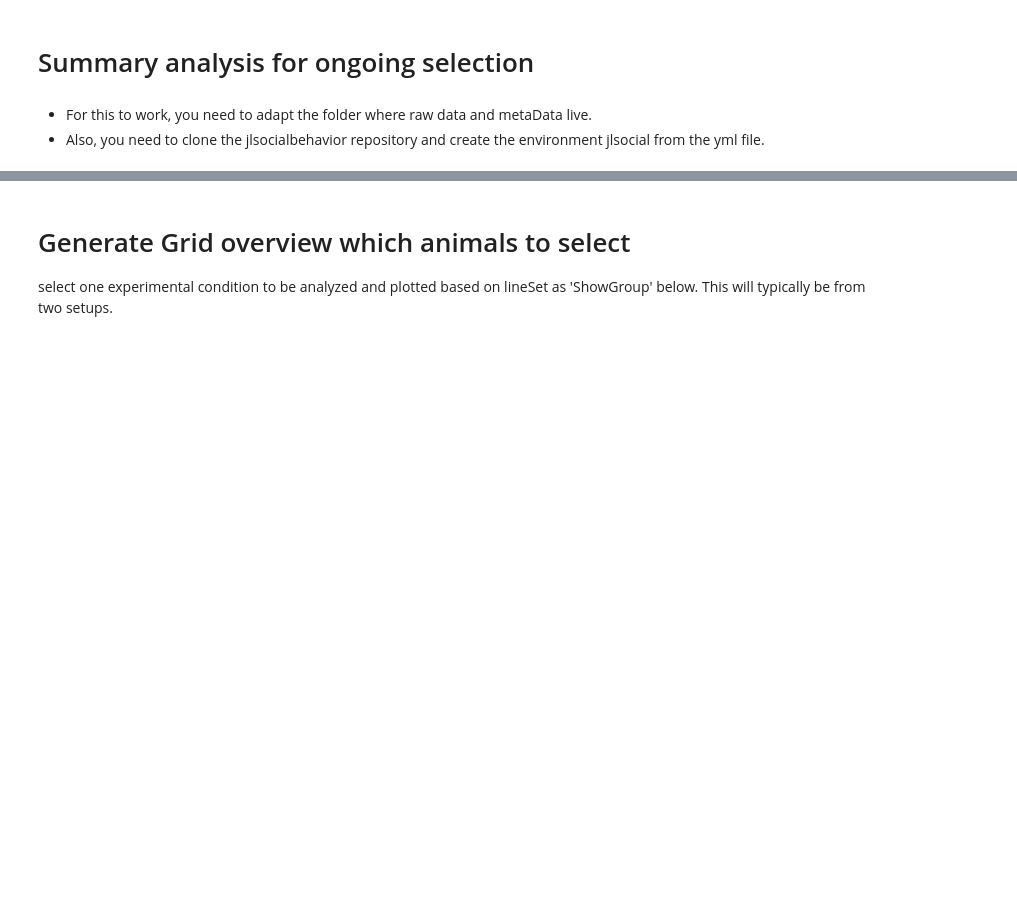
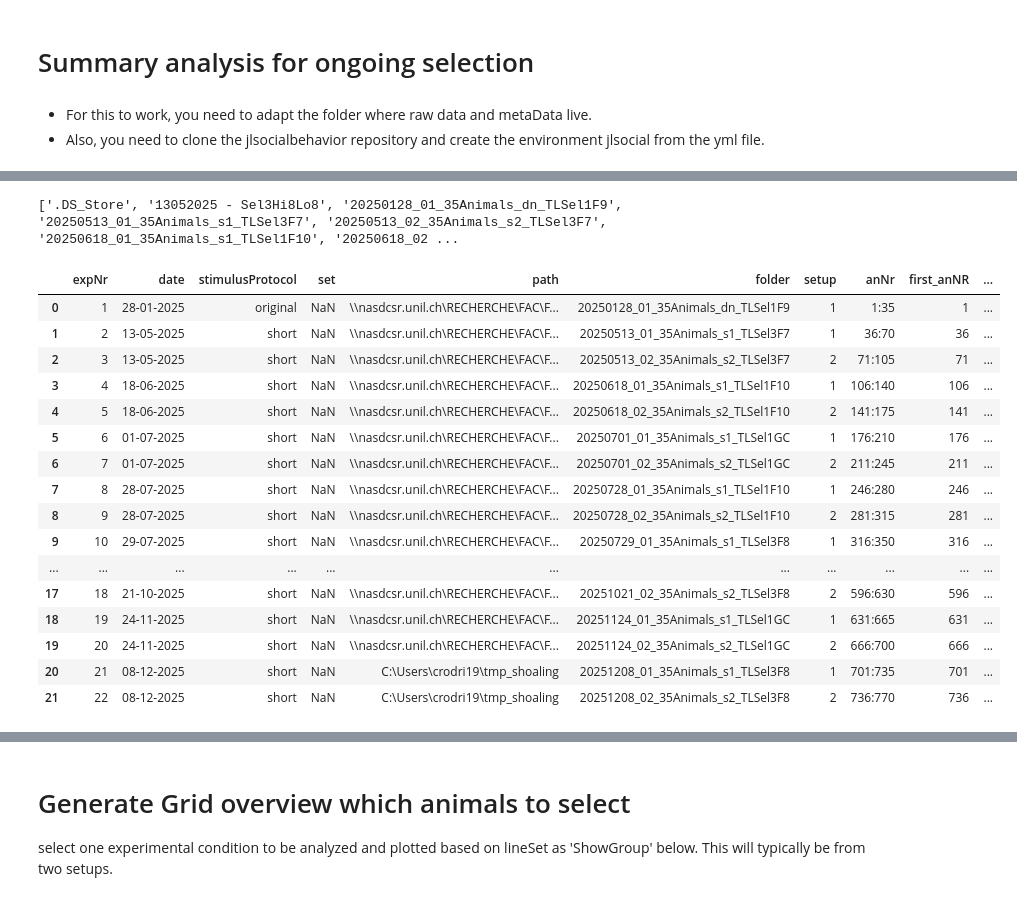
Before and after one commit to cryez/jlsocialbehavior, a Jupyter notebook: exampleAnalysis/ShoalingSelectionAnalysis_2025_slim_clean.ipynb, the cells around one changed output, grey strips where cells are left out. Saved outputs shown, nothing was run; the diff lists cells and outputs as text; code cells hidden in the pictures; blank space fills up the shorter version.

```diff
--- a/exampleAnalysis/ShoalingSelectionAnalysis_2025_slim_clean.ipynb
+++ b/exampleAnalysis/ShoalingSelectionAnalysis_2025_slim_clean.ipynb
@@ -54,10 +68,31 @@ pfp.paper()
 # %%
 # Check if the meta folder exists and list files
-#files = os.listdir('//nasdcsr.unil.ch/RECHERCHE/FAC/FBM/CIG/jlarsch/default/D2c/Carlos/shoaling_assay_data/')
-#print(files)
+files = os.listdir('//nasdcsr.unil.ch/RECHERCHE/FAC/FBM/CIG/jlarsch/default/D2c/Carlos/shoaling_data/')
+print(files)
 
+
+# Save sheet with experiment info in table 'info'
 info=pd.read_excel(metaFolder+metaFile, sheet_name='AllExp')
 info
+# %% [output]
+['.DS_Store', '13052025 - Sel3Hi8Lo8', '20250128_01_35Animals_dn_TLSel1F9', '20250513_01_35Animals_s1_TLSel3F7', '20250513_02_35Animals_s2_TLSel3F7', '20250618_01_35Animals_s1_TLSel1F10', '20250618_02 ...
+|  | expNr | date | stimulusProtocol | set | path | folder | setup | anNr | first_anNR | ... |
+| 0 | 1 | 28-01-2025 | original | NaN | \\nasdcsr.unil.ch\RECHERCHE\FAC\F... | 20250128_01_35Animals_dn_TLSel1F9 | 1 | 1:35 | 1 | ... |
+| 1 | 2 | 13-05-2025 | short | NaN | \\nasdcsr.unil.ch\RECHERCHE\FAC\F... | 20250513_01_35Animals_s1_TLSel3F7 | 1 | 36:70 | 36 | ... |
+| 2 | 3 | 13-05-2025 | short | NaN | \\nasdcsr.unil.ch\RECHERCHE\FAC\F... | 20250513_02_35Animals_s2_TLSel3F7 | 2 | 71:105 | 71 | ... |
+| 3 | 4 | 18-06-2025 | short | NaN | \\nasdcsr.unil.ch\RECHERCHE\FAC\F... | 20250618_01_35Animals_s1_TLSel1F10 | 1 | 106:140 | 106 | ... |
+| 4 | 5 | 18-06-2025 | short | NaN | \\nasdcsr.unil.ch\RECHERCHE\FAC\F... | 20250618_02_35Animals_s2_TLSel1F10 | 2 | 141:175 | 141 | ... |
+| 5 | 6 | 01-07-2025 | short | NaN | \\nasdcsr.unil.ch\RECHERCHE\FAC\F... | 20250701_01_35Animals_s1_TLSel1GC | 1 | 176:210 | 176 | ... |
+| 6 | 7 | 01-07-2025 | short | NaN | \\nasdcsr.unil.ch\RECHERCHE\FAC\F... | 20250701_02_35Animals_s2_TLSel1GC | 2 | 211:245 | 211 | ... |
+| 7 | 8 | 28-07-2025 | short | NaN | \\nasdcsr.unil.ch\RECHERCHE\FAC\F... | 20250728_01_35Animals_s1_TLSel1F10 | 1 | 246:280 | 246 | ... |
+| 8 | 9 | 28-07-2025 | short | NaN | \\nasdcsr.unil.ch\RECHERCHE\FAC\F... | 20250728_02_35Animals_s2_TLSel1F10 | 2 | 281:315 | 281 | ... |
+| 9 | 10 | 29-07-2025 | short | NaN | \\nasdcsr.unil.ch\RECHERCHE\FAC\F... | 20250729_01_35Animals_s1_TLSel3F8 | 1 | 316:350 | 316 | ... |
+| ... | ... | ... | ... | ... | ... | ... | ... | ... | ... | ... |
+| 17 | 18 | 21-10-2025 | short | NaN | \\nasdcsr.unil.ch\RECHERCHE\FAC\F... | 20251021_02_35Animals_s2_TLSel3F8 | 2 | 596:630 | 596 | ... |
+| 18 | 19 | 24-11-2025 | short | NaN | \\nasdcsr.unil.ch\RECHERCHE\FAC\F... | 20251124_01_35Animals_s1_TLSel1GC | 1 | 631:665 | 631 | ... |
+| 19 | 20 | 24-11-2025 | short | NaN | \\nasdcsr.unil.ch\RECHERCHE\FAC\F... | 20251124_02_35Animals_s2_TLSel1GC | 2 | 666:700 | 666 | ... |
+| 20 | 21 | 08-12-2025 | short | NaN | C:\Users\crodri19\tmp_shoaling | 20251208_01_35Animals_s1_TLSel3F8 | 1 | 701:735 | 701 | ... |
+| 21 | 22 | 08-12-2025 | short | NaN | C:\Users\crodri19\tmp_shoaling | 20251208_02_35Animals_s2_TLSel3F8 | 2 | 736:770 | 736 | ... |
 # %%
 # infoAn=pd.read_excel(metaFolder+metaFile, sheet_name='AllAn',parse_dates=['bd','expDate'])
 # infoAn['bd'] = pd.to_datetime(infoAn['bd'], format='%Y%m%d')
```
Also changed, not shown: parts of 13 cells of this notebook, 1 other file.
